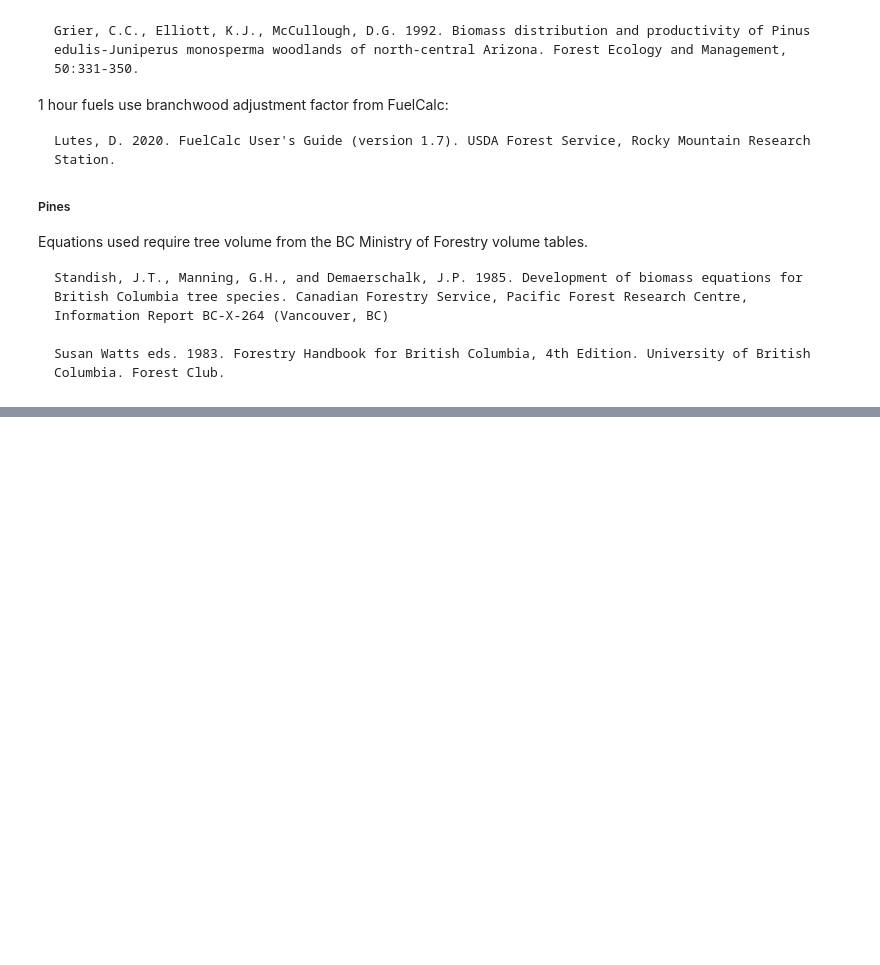
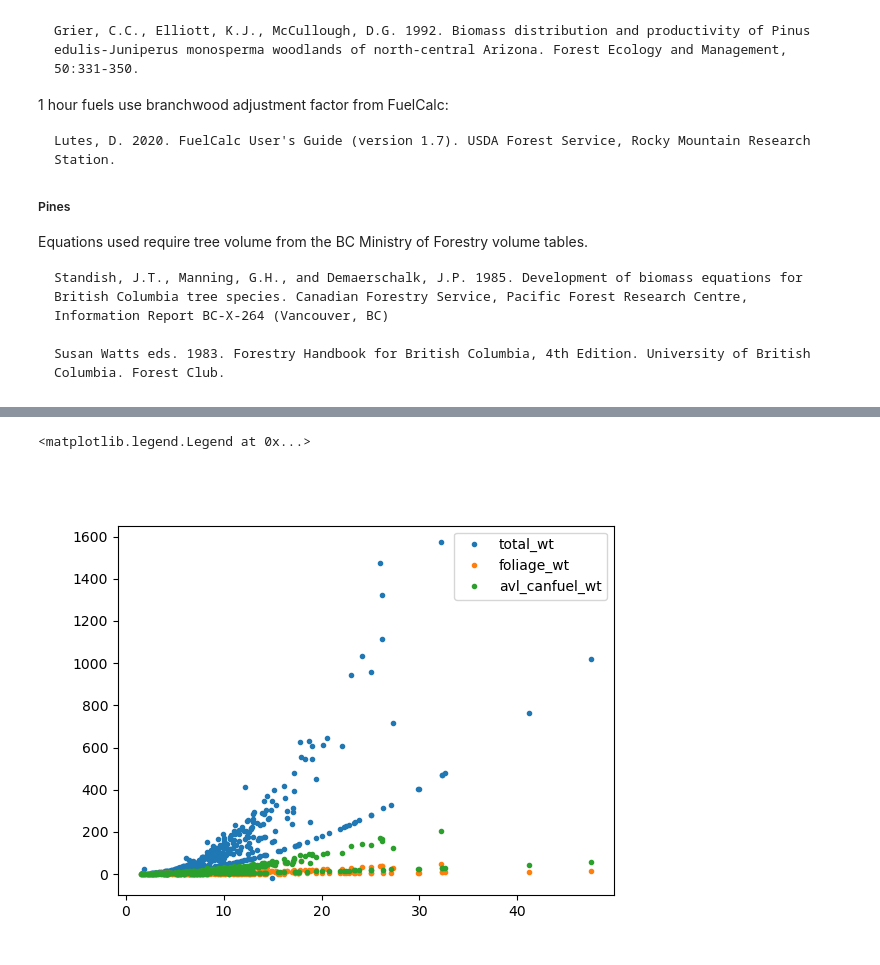
Before and after one commit to SWFireInnovation/biomass, a Jupyter notebook: labs/FtHuachucah_methods.ipynb, the cells around one changed output, grey strips where cells are left out. Cells and saved outputs as stored; diff of their text form; code cells hidden in the pictures; blank space fills up the shorter version.

```diff
--- a/labs/FtHuachucah_methods.ipynb
+++ b/labs/FtHuachucah_methods.ipynb
@@ -80,7 +80,7 @@ ht = (-data.df.loc[jude, 'Top Reading']- data.df.loc[jude, 'Base reading']) / 10
 data.df.loc[jude, 'Height'] = ht
 
 # quarter inch drc tree (actual circumference 200 cm)
-qrt_in = (data.df['spp']=='QUEM')&(data.df['DBH']<1)
+qrt_in = (data.df['spp']=='QUEM')&(data.df['DBH'].pint.magnitude<1)
 c = 200
 d = c/np.pi
 d_in = d/2.54
@@ -88,11 +88,12 @@ data.df.loc[qrt_in, 'DBH'] = d_in
 data.df.loc[qrt_in, 'DBH/DRC Circumfrence (cm)'] = 200
 
 # 3m DRC (circumference 94, not 944)
-m3 = (data.df['spp']=='QUOB')&(data.df['DBH']<117)
-dbh_cm = 94/np.pi
+m3 = (data.df['spp']=='QUOB')&(data.df['DBH'].pint.magnitude>117)
+c = 94
+dbh_cm = c / np.pi
 dbh_in = dbh_cm / 2.54
 data.df.loc[m3, 'DBH'] = dbh_in
-data.df.loc[m3, 'DBH/DRC Circumfrence (cm)'] = 94
+data.df.loc[m3, 'DBH/DRC Circumfrence (cm)'] = c
 # %% [markdown]
 ### Calculating biomass
 
@@ -137,0 +131,10 @@ wt.calc_biomass('avl_canfuel')
+# %%
+df = wt.ldata.df.pint.dequantify().droplevel(level=1, axis=1)
+df = df[['DBH','total_wt', 'foliage_wt', 'avl_canfuel_wt']].dropna()
+plt.figure()
+plt.plot(df['DBH'], df[['total_wt', 'foliage_wt', 'avl_canfuel_wt']], linestyle='', marker='.')
+
+plt.legend(['total_wt', 'foliage_wt', 'avl_canfuel_wt'])
+# %% [output]
+<matplotlib.legend.Legend at 0x...>
+[figure, added]
```
Also changed, not shown: parts of 4 cells of this notebook, 1 other file.
